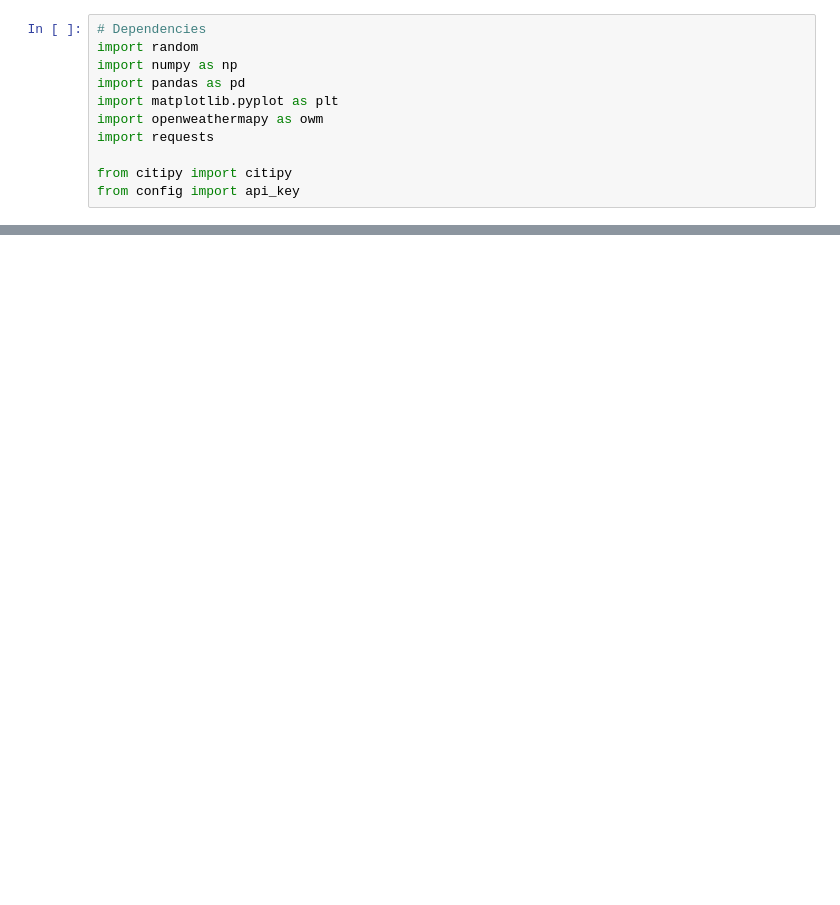
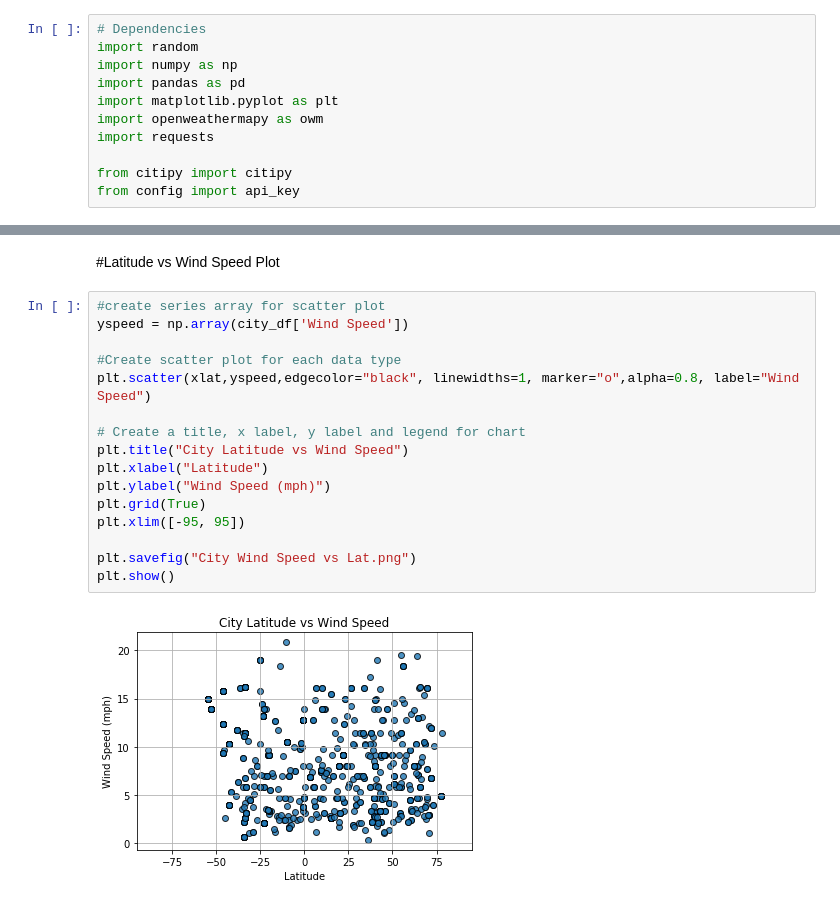
Before and after one commit to misstamu/UNCCDataHW2018, a Jupyter notebook: API-Python/WeatherPy.ipynb, the cells around one changed output, grey strips where cells are left out. Cells and saved outputs as stored; diff of their text form; blank space fills up the shorter version.

```diff
--- a/API-Python/WeatherPy.ipynb
+++ b/API-Python/WeatherPy.ipynb
@@ -80,0 +215,20 @@ JSONDecodeError: Expecting value: line 1 column 1 (char 0)
+# %% [markdown]
+#Latitude vs Wind Speed Plot
+# %%
+#create series array for scatter plot
+yspeed = np.array(city_df['Wind Speed'])
+
+#Create scatter plot for each data type
+plt.scatter(xlat,yspeed,edgecolor="black", linewidths=1, marker="o",alpha=0.8, label="Wind Speed")
+
+# Create a title, x label, y label and legend for chart
+plt.title("City Latitude vs Wind Speed")
+plt.xlabel("Latitude")
+plt.ylabel("Wind Speed (mph)")
+plt.grid(True)
+plt.xlim([-95, 95])
+
+plt.savefig("City Wind Speed vs Lat.png")
+plt.show()
+# %% [output]
+[figure, added]
```
Also changed, not shown: parts of 21 cells of this notebook, 8 other files.
